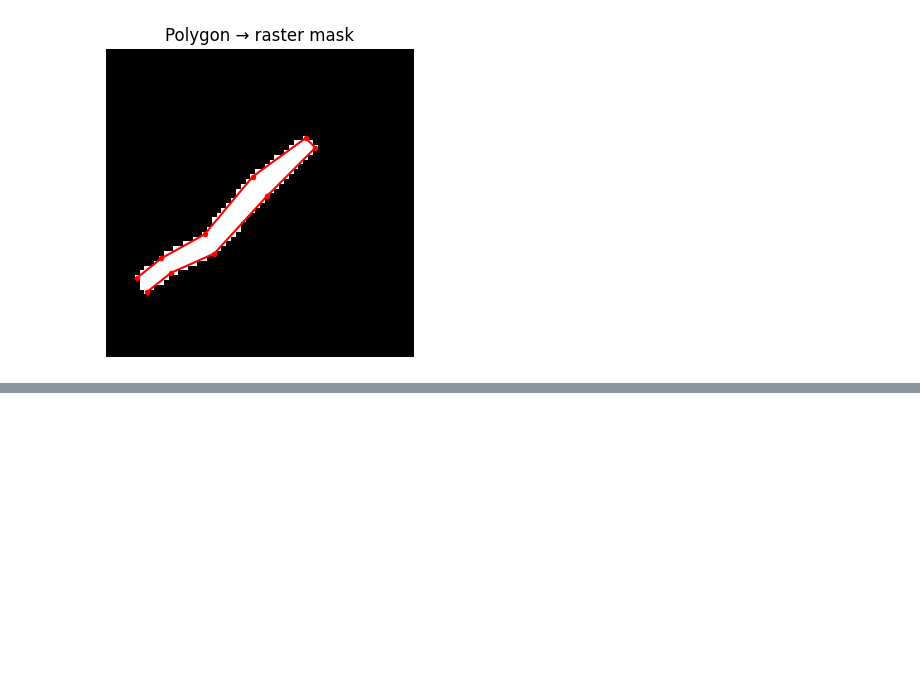
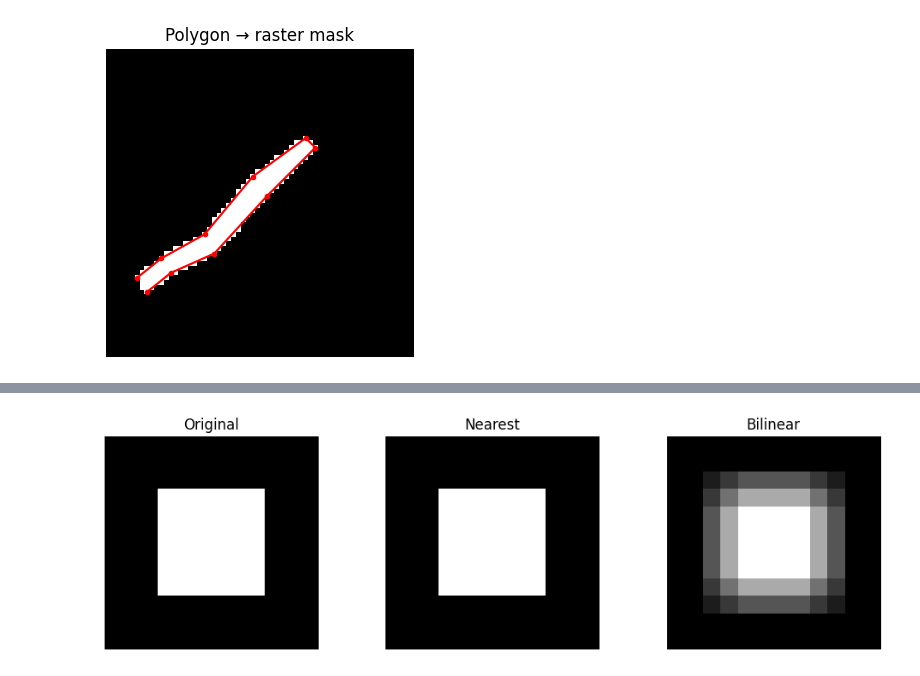
Before and after one commit to mdmohsin212/modern-vision-multimodal-lab, a Jupyter notebook: Vision/02_segmentation/segmentation_foundations.ipynb, the cells around one changed output, grey strips where cells are left out. Saved outputs shown, nothing was run; the diff lists cells and outputs as text; code cells hidden in the pictures; blank space fills up the shorter version.

```diff
--- a/Vision/02_segmentation/segmentation_foundations.ipynb
+++ b/Vision/02_segmentation/segmentation_foundations.ipynb
@@ -104,0 +176,19 @@ plt.show()
+# %%
+fig, axes = plt.subplots(1, 3, figsize=(10, 3),)
+
+axes[0].imshow(small_mask[0, 0], cmap="gray")
+axes[0].set_title("Original")
+
+axes[1].imshow(nearest_mask[0, 0], cmap="gray")
+axes[1].set_title("Nearest")
+
+axes[2].imshow(bilinear_mask[0, 0], cmap="gray")
+axes[2].set_title("Bilinear")
+
+for axis in axes:
+    axis.axis("off")
+
+plt.tight_layout()
+plt.show()
+# %% [output]
+[figure, added]
```
Also changed, not shown: parts of 7 cells of this notebook.
